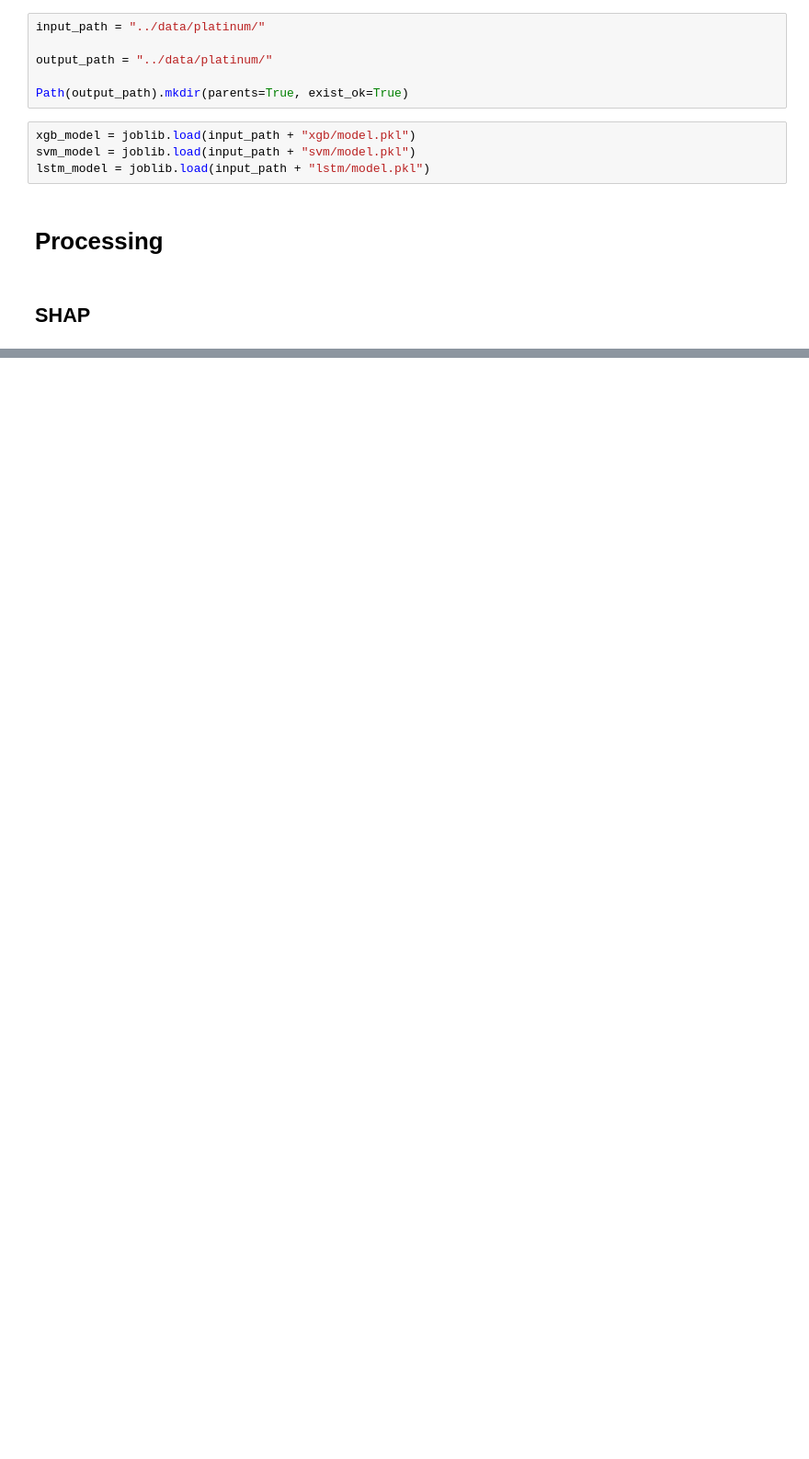
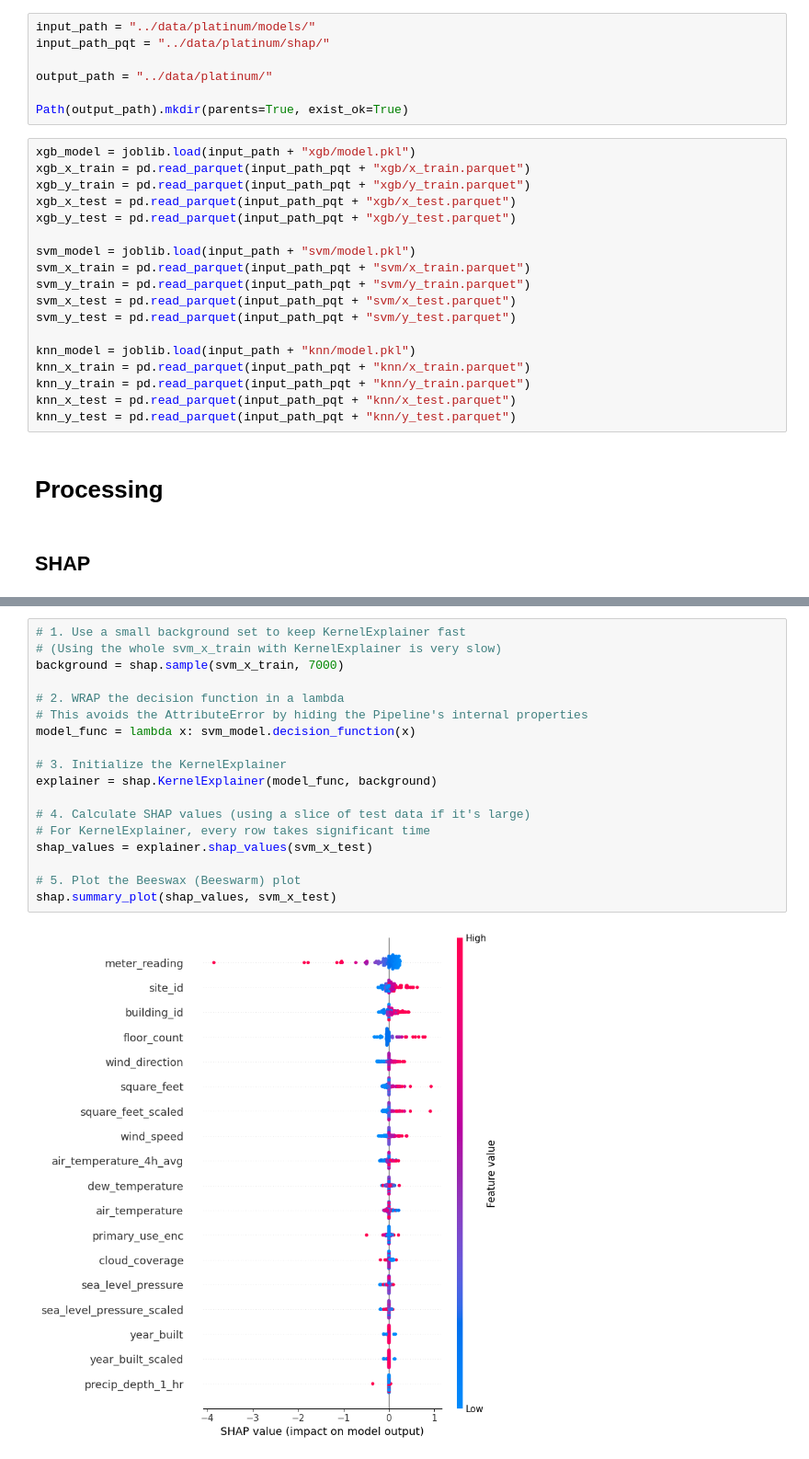
Before and after one commit to Luis-Acosta99/e2e_ml_pipeline, a Jupyter notebook: scripts/champion_challenger_model.ipynb, the cells around one changed output, grey strips where cells are left out. Shown at 92% size. Cells and saved outputs as stored; diff of their text form; blank space fills up the shorter version.

```diff
--- a/scripts/champion_challenger_model.ipynb
+++ b/scripts/champion_challenger_model.ipynb
@@ -25,13 +17,28 @@ ModuleNotFoundError: No module named 'shap'
 # %%
-input_path = "../data/platinum/"
+input_path = "../data/platinum/models/"
+input_path_pqt = "../data/platinum/shap/"
 
 output_path = "../data/platinum/"
 
 Path(output_path).mkdir(parents=True, exist_ok=True)
-# %%
-xgb_model = joblib.load(input_path + "xgb/model.pkl")
-svm_model = joblib.load(input_path + "svm/model.pkl")
-lstm_model = joblib.load(input_path + "lstm/model.pkl")
+# %%
+xgb_model = joblib.load(input_path + "xgb/model.pkl")
+xgb_x_train = pd.read_parquet(input_path_pqt + "xgb/x_train.parquet")
+xgb_y_train = pd.read_parquet(input_path_pqt + "xgb/y_train.parquet")
+xgb_x_test = pd.read_parquet(input_path_pqt + "xgb/x_test.parquet")
+xgb_y_test = pd.read_parquet(input_path_pqt + "xgb/y_test.parquet")
+
+svm_model = joblib.load(input_path + "svm/model.pkl")
+svm_x_train = pd.read_parquet(input_path_pqt + "svm/x_train.parquet")
+svm_y_train = pd.read_parquet(input_path_pqt + "svm/y_train.parquet")
+svm_x_test = pd.read_parquet(input_path_pqt + "svm/x_test.parquet")
+svm_y_test = pd.read_parquet(input_path_pqt + "svm/y_test.parquet")
+
+knn_model = joblib.load(input_path + "knn/model.pkl")
+knn_x_train = pd.read_parquet(input_path_pqt + "knn/x_train.parquet")
+knn_y_train = pd.read_parquet(input_path_pqt + "knn/y_train.parquet")
+knn_x_test = pd.read_parquet(input_path_pqt + "knn/x_test.parquet")
+knn_y_test = pd.read_parquet(input_path_pqt + "knn/y_test.parquet")
 # %% [markdown]
 # Processing
 # %% [markdown]
@@ -240,0 +140,20 @@ joblib.dump(xgb_model, output_path + "xgb/model.pkl")
+# %%
+# 1. Use a small background set to keep KernelExplainer fast
+# (Using the whole svm_x_train with KernelExplainer is very slow)
+background = shap.sample(svm_x_train, 7000)
+
+# 2. WRAP the decision function in a lambda
+# This avoids the AttributeError by hiding the Pipeline's internal properties
+model_func = lambda x: svm_model.decision_function(x)
+
+# 3. Initialize the KernelExplainer
+explainer = shap.KernelExplainer(model_func, background)
+
+# 4. Calculate SHAP values (using a slice of test data if it's large)
+# For KernelExplainer, every row takes significant time
+shap_values = explainer.shap_values(svm_x_test)
+
+# 5. Plot the Beeswax (Beeswarm) plot
+shap.summary_plot(shap_values, svm_x_test)
+# %% [output]
+[figure, added]
```
Also changed, not shown: parts of 26 cells of this notebook, 2 other files.
